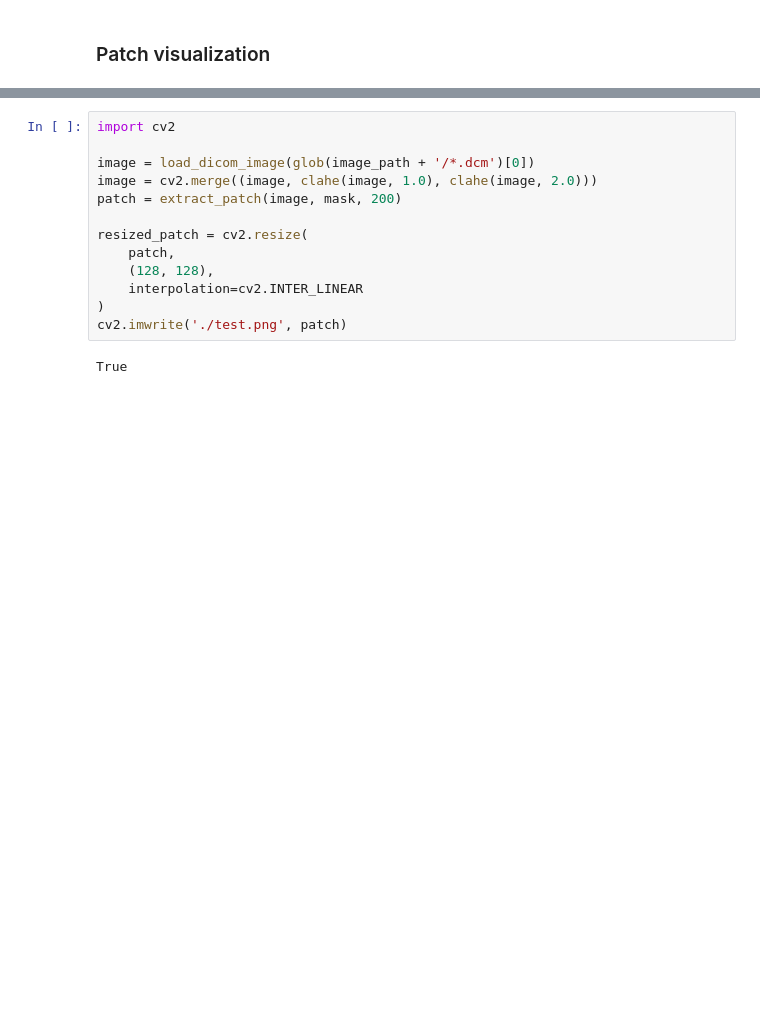
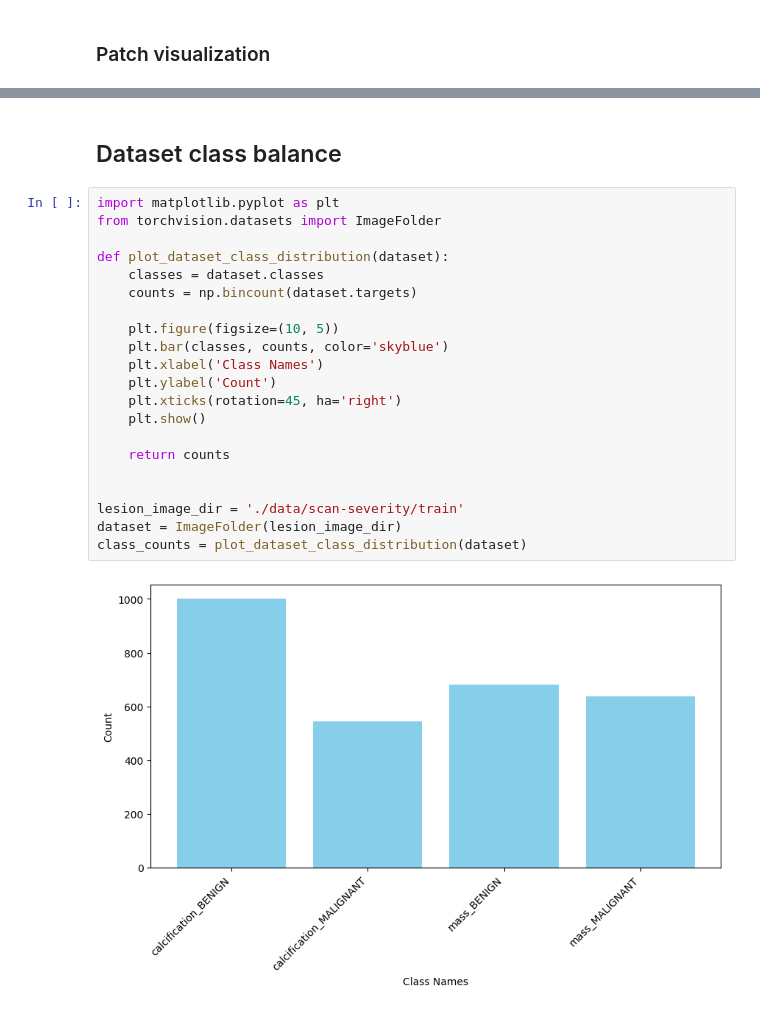
Before and after one commit to KP-AROB/AROB-CBIS-DDSM-Preparation, a Jupyter notebook: playground.ipynb, the cells around one changed output, grey strips where cells are left out. Cells and saved outputs as stored; diff of their text form; blank space fills up the shorter version.

```diff
--- a/playground.ipynb
+++ b/playground.ipynb
@@ -167,15 +175,25 @@ plt.show()
-# %%
-import cv2
-
-image = load_dicom_image(glob(image_path + '/*.dcm')[0])
-image = cv2.merge((image, clahe(image, 1.0), clahe(image, 2.0)))
-patch = extract_patch(image, mask, 200)
-
-resized_patch = cv2.resize(
-    patch,
-    (128, 128),
-    interpolation=cv2.INTER_LINEAR
-)
-cv2.imwrite('./test.png', patch)
-# %% [output]
-True
+# %% [markdown]
+## Dataset class balance
+# %%
+import matplotlib.pyplot as plt
+from torchvision.datasets import ImageFolder
+
+def plot_dataset_class_distribution(dataset):
+    classes = dataset.classes
+    counts = np.bincount(dataset.targets)
+
+    plt.figure(figsize=(10, 5))
+    plt.bar(classes, counts, color='skyblue')
+    plt.xlabel('Class Names')
+    plt.ylabel('Count')
+    plt.xticks(rotation=45, ha='right')
+    plt.show()
+
+    return counts
+
+
+lesion_image_dir = './data/scan-severity/train'
+dataset = ImageFolder(lesion_image_dir)
+class_counts = plot_dataset_class_distribution(dataset)
+# %% [output]
+[figure, added]
```
Also changed, not shown: parts of 3 cells of this notebook, 1 other file.
